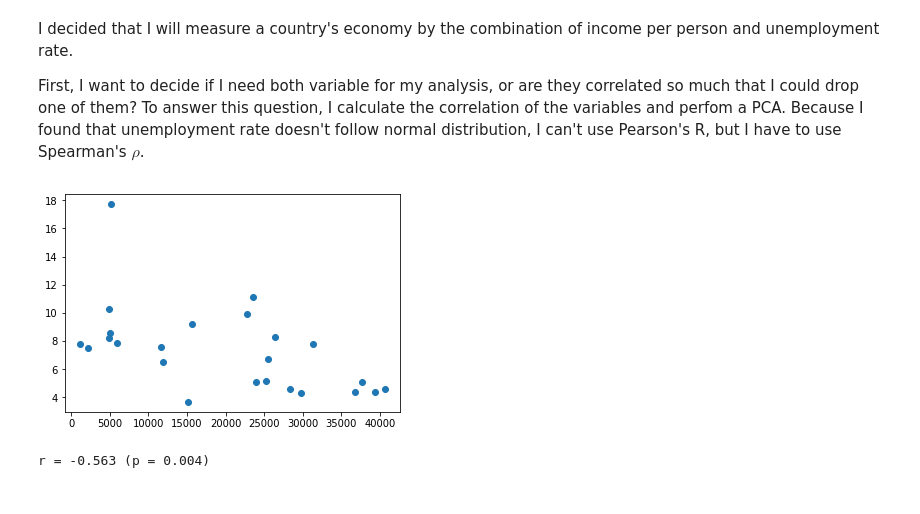
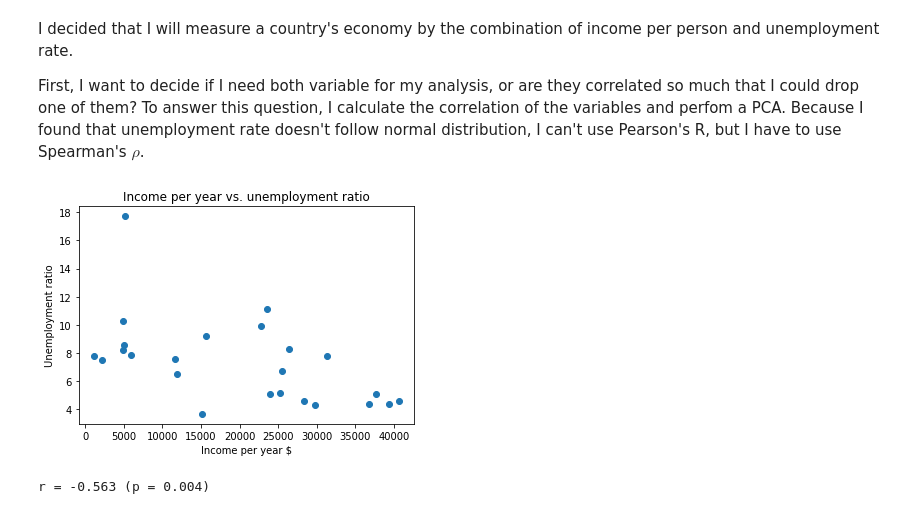
Before and after one commit to sborde/udacity-dand, a Jupyter notebook: P2_IntroToDataAnalysis/IntroToDataAnalysis_FinalProject.ipynb, the cells around one changed output. Saved outputs shown, nothing was run; the diff lists cells and outputs as text; code cells hidden in the pictures.

```diff
--- a/P2_IntroToDataAnalysis/IntroToDataAnalysis_FinalProject.ipynb
+++ b/P2_IntroToDataAnalysis/IntroToDataAnalysis_FinalProject.ipynb
@@ -68,7 +68,7 @@ My third (bonus) question was to inspect the state of Hungary, so I saved it for
 print('Number of countries in the original dataset: {}'.format(len(df)))
 
 df_hun = df.loc['Hungary'] #Save Hungary for later usage
-df = df[~(df.isnull().any(axis=1))] # Remove countries with missing value
+df = df.dropna() # Remove countries with missing value
 
 print('Number of countries after removing missing value: {}'.format(len(df)))
 # %% [output]
@@ -217,8 +226,11 @@ First, I want to decide if I need both variable for my analysis, or are they cor
 # %%
 df_econ = df.loc[:, ['income', 'unemployment']]
 scatter = plt.scatter(df_econ.iloc[:, 0], df_econ.iloc[:, 1])
+plt.ylabel('Unemployment ratio')
+plt.xlabel('Income per year $')
+plttitle = plt.title('Income per year vs. unemployment ratio')
 # %% [output]
-[figure, old version]
+[figure, new version]
 # %%
 (r, p) = sts.spearmanr(df_econ.iloc[:, 0], df_econ.iloc[:, 1])
 print('r = {0:.3f} (p = {1:.3f})'.format(r, p))
```
Also changed, not shown: parts of 10 cells of this notebook, 2 other files.
